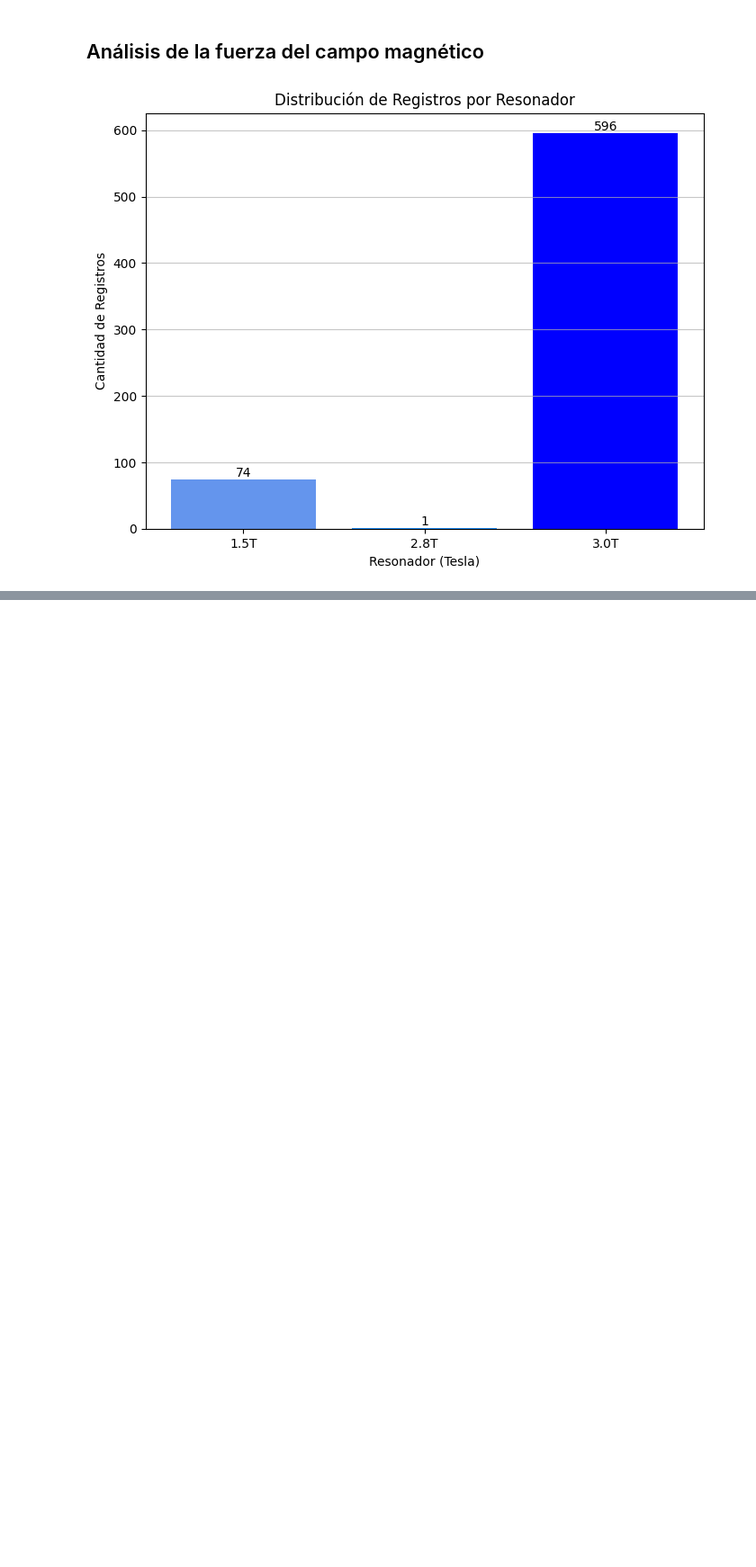
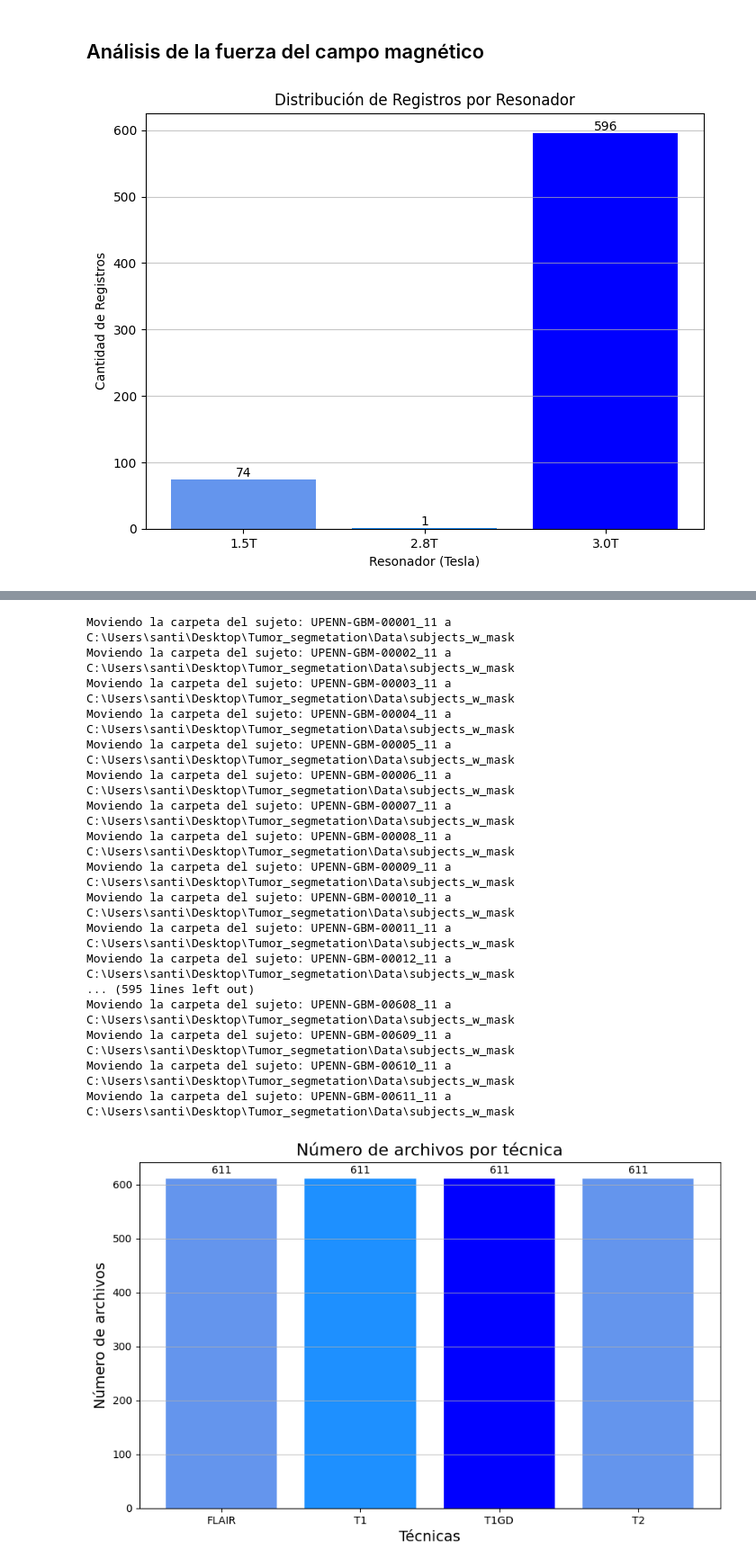
Before and after one commit to santiagogonzalezc/Tumor_segmetation, a Jupyter notebook: Src/data_analysis.ipynb, the cells around one changed output, grey strips where cells are left out. Shown: that part at 90% size. Cells and saved outputs as stored; diff of their text form; code cells hidden in the pictures; blank space fills up the shorter version.

Commit message:
Análisis de datos (máscaras y técnicas)

```diff
--- a/Src/data_analysis.ipynb
+++ b/Src/data_analysis.ipynb
@@ -121,0 +128,80 @@ plt.show()
+# %%
+import os
+import shutil
+import matplotlib.pyplot as plt
+from collections import defaultdict
+
+# Directorio principal que contiene las carpetas de sujetos
+main_folder = r'C:\Users\santi\Desktop\Tumor_segmetation\Data\images_structural_prep'
+
+# Carpeta donde se guardarán los sujetos que terminan en '11'
+output_folder = r'C:\Users\santi\Desktop\Tumor_segmetation\Data\subjects_w_mask'
+os.makedirs(output_folder, exist_ok=True)  # Crear la carpeta si no existe
+
+# Técnicas esperadas
+expected_techniques = ["FLAIR", "T1", "T1GD", "T2"]
+
+# Diccionario para contar cuántos archivos hay por técnica
+technique_counts = defaultdict(int)
+
+# Recorrer la carpeta principal
+for subject_folder in os.listdir(main_folder):
+    subject_path = os.path.join(main_folder, subject_folder)
+
+    if os.path.isdir(subject_path):  # Verificar que sea una carpeta
+        # Verificar si el nombre del sujeto no termina en '11'
+        if subject_folder.endswith("11"):
+            # Mover las carpetas que terminan en '11' a la carpeta 'subjects_w_mask'
+            dest_path = os.path.join(output_folder, subject_folder)
+            print(f"Moviendo la carpeta del sujeto: {subject_folder} a {output_folder}")
+            shutil.move(subject_path, dest_path)  # Mover la carpeta
+
+            # Contar las técnicas en la carpeta del sujeto
+            subject_files = os.listdir(dest_path)
+            for technique in expected_techniques:
+                for file in subject_files:
+                    if technique in file:  # Buscar si la técnica está en el nombre del archivo
+                        technique_counts[technique] += 1
+                        break
+
+# Crear gráfico de barras con la cuenta de archivos por técnica
+fig, ax = plt.subplots(figsize=(10, 6))  # Ajustar el tamaño del gráfico (ancho=10, alto=6)
+bars = ax.bar(technique_counts.keys(), technique_counts.values(), color=['cornflowerblue','dodgerblue','blue'])
+
+# Agregar etiquetas encima de cada barra
+for bar in bars:
+    height = bar.get_height()
+    ax.annotate(f'{height}',
+                xy=(bar.get_x() + bar.get_width() / 2, height),
+                xytext=(0, 3),  # 3 puntos de desplazamiento hacia arriba
+                textcoords="offset points",
+                ha='center', va='bottom')
+
+# Etiquetas y título del gráfico
+plt.xlabel('Técnicas', fontsize=14)
+plt.ylabel('Número de archivos', fontsize=14)
+plt.title('Número de archivos por técnica', fontsize=16)
+plt.grid(axis='y', alpha=0.7)
+# Mostrar gráfico
+plt.show()
+
+print("Proceso completado.")
+# %% [output]
+Moviendo la carpeta del sujeto: UPENN-GBM-00001_11 a C:\Users\santi\Desktop\Tumor_segmetation\Data\subjects_w_mask
+Moviendo la carpeta del sujeto: UPENN-GBM-00002_11 a C:\Users\santi\Desktop\Tumor_segmetation\Data\subjects_w_mask
+Moviendo la carpeta del sujeto: UPENN-GBM-00003_11 a C:\Users\santi\Desktop\Tumor_segmetation\Data\subjects_w_mask
+Moviendo la carpeta del sujeto: UPENN-GBM-00004_11 a C:\Users\santi\Desktop\Tumor_segmetation\Data\subjects_w_mask
+Moviendo la carpeta del sujeto: UPENN-GBM-00005_11 a C:\Users\santi\Desktop\Tumor_segmetation\Data\subjects_w_mask
+Moviendo la carpeta del sujeto: UPENN-GBM-00006_11 a C:\Users\santi\Desktop\Tumor_segmetation\Data\subjects_w_mask
+Moviendo la carpeta del sujeto: UPENN-GBM-00007_11 a C:\Users\santi\Desktop\Tumor_segmetation\Data\subjects_w_mask
+Moviendo la carpeta del sujeto: UPENN-GBM-00008_11 a C:\Users\santi\Desktop\Tumor_segmetation\Data\subjects_w_mask
+Moviendo la carpeta del sujeto: UPENN-GBM-00009_11 a C:\Users\santi\Desktop\Tumor_segmetation\Data\subjects_w_mask
+Moviendo la carpeta del sujeto: UPENN-GBM-00010_11 a C:\Users\santi\Desktop\Tumor_segmetation\Data\subjects_w_mask
+Moviendo la carpeta del sujeto: UPENN-GBM-00011_11 a C:\Users\santi\Desktop\Tumor_segmetation\Data\subjects_w_mask
+Moviendo la carpeta del sujeto: UPENN-GBM-00012_11 a C:\Users\santi\Desktop\Tumor_segmetation\Data\subjects_w_mask
+... (595 lines left out)
+Moviendo la carpeta del sujeto: UPENN-GBM-00608_11 a C:\Users\santi\Desktop\Tumor_segmetation\Data\subjects_w_mask
+Moviendo la carpeta del sujeto: UPENN-GBM-00609_11 a C:\Users\santi\Desktop\Tumor_segmetation\Data\subjects_w_mask
+Moviendo la carpeta del sujeto: UPENN-GBM-00610_11 a C:\Users\santi\Desktop\Tumor_segmetation\Data\subjects_w_mask
+Moviendo la carpeta del sujeto: UPENN-GBM-00611_11 a C:\Users\santi\Desktop\Tumor_segmetation\Data\subjects_w_mask
+[figure, added]
```
Also changed, not shown: parts of 4 cells of this notebook, 1 other file.
